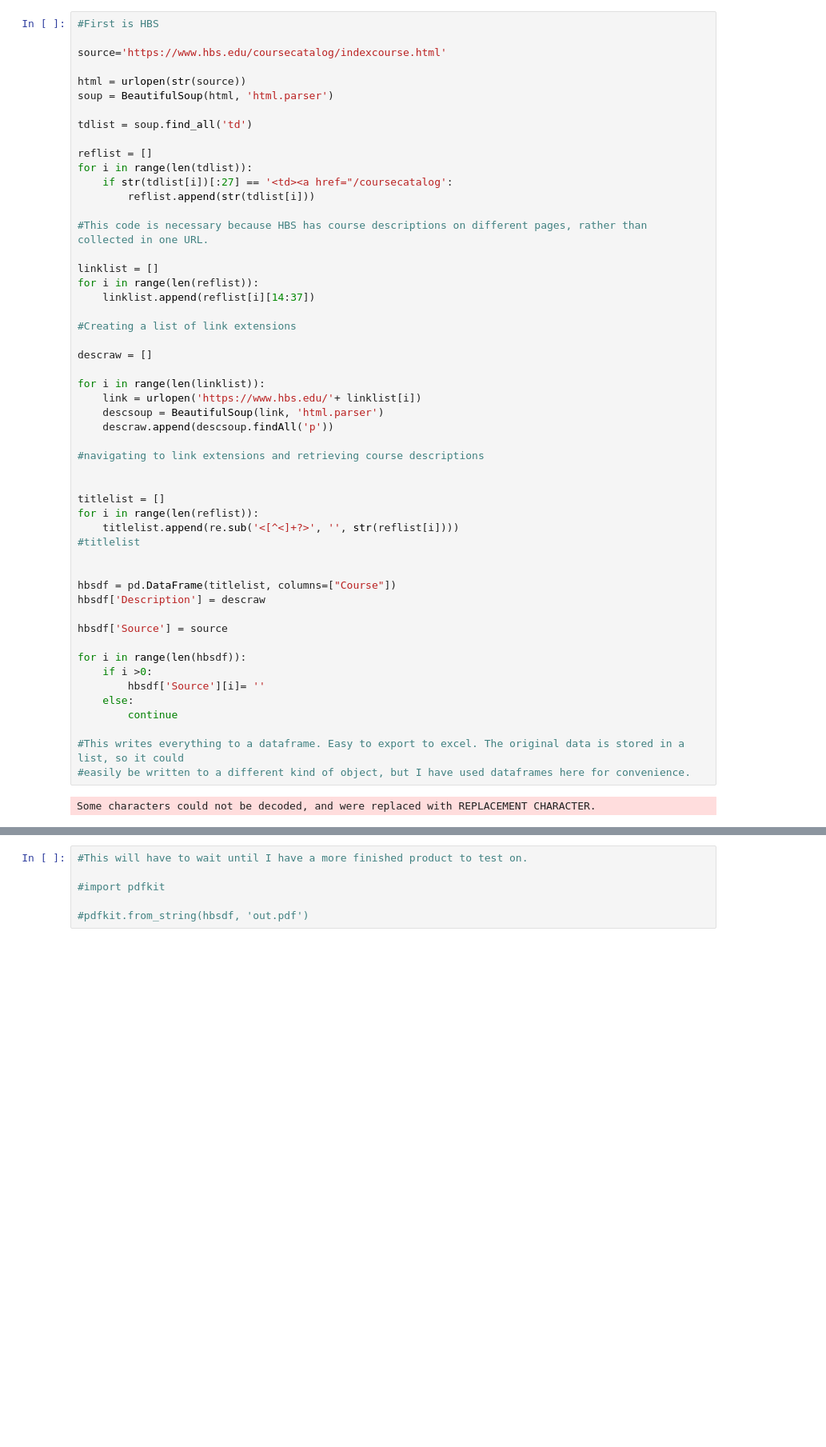
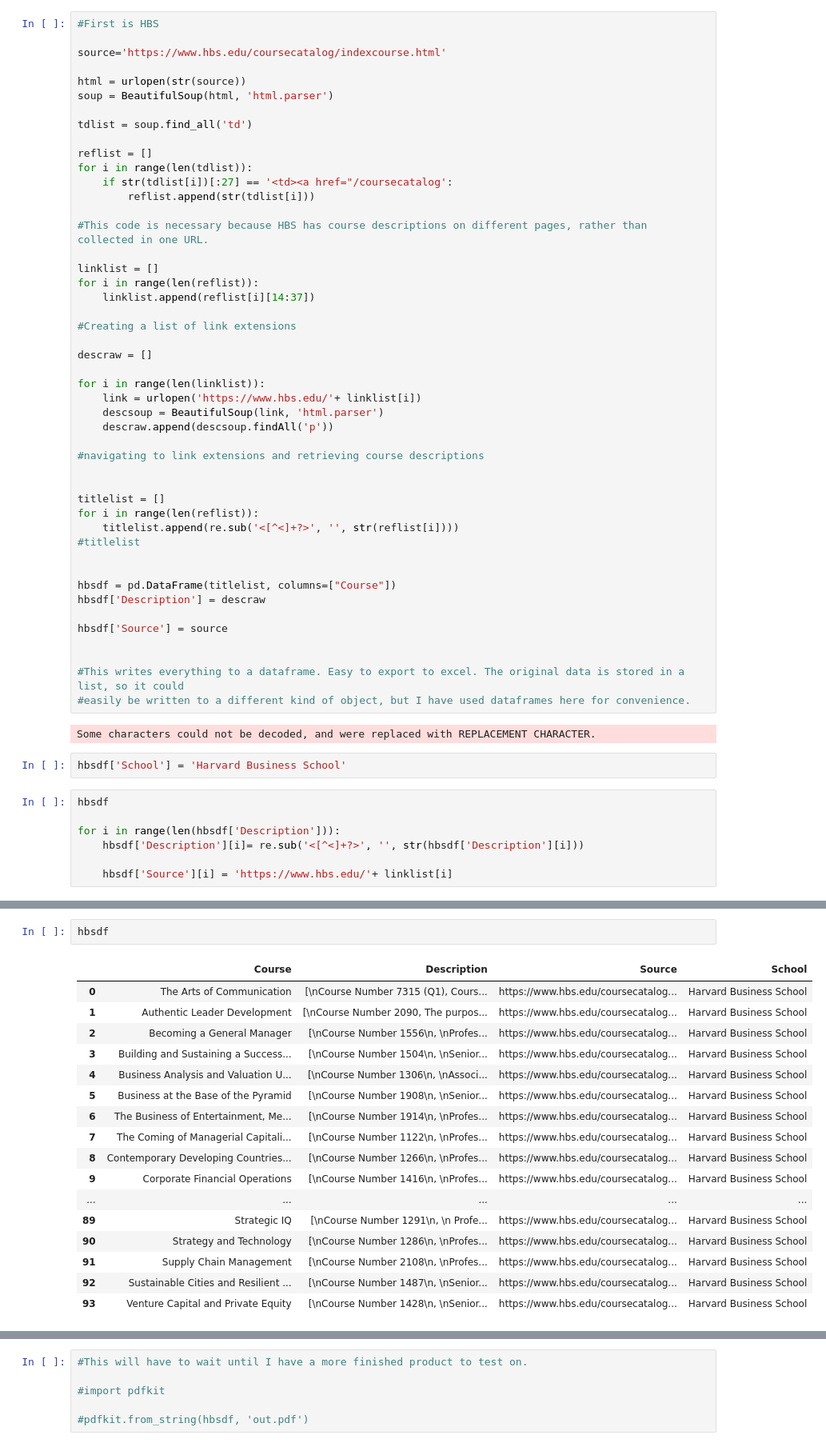
Before and after one commit to cbt8/data_retrieve, a Jupyter notebook: collected_full_data_retrieve.ipynb, the cells around one changed output, grey strips where cells are left out. Shown at 80% size. Drawn from its saved outputs; the diff is of its cells as text; blank space fills up the shorter version.

```diff
--- a/collected_full_data_retrieve.ipynb
+++ b/collected_full_data_retrieve.ipynb
@@ -47,13 +54,17 @@ hbsdf['Description'] = descraw
 
 hbsdf['Source'] = source
 
-for i in range(len(hbsdf)):
-    if i >0:
-        hbsdf['Source'][i]= ''
-    else:
-        continue
 
 #This writes everything to a dataframe. Easy to export to excel. The original data is stored in a list, so it could
 #easily be written to a different kind of object, but I have used dataframes here for convenience.
 # %% [output]
 Some characters could not be decoded, and were replaced with REPLACEMENT CHARACTER.
+# %%
+hbsdf['School'] = 'Harvard Business School'
+# %%
+hbsdf
+
+for i in range(len(hbsdf['Description'])):
+    hbsdf['Description'][i]= re.sub('<[^<]+?>', '', str(hbsdf['Description'][i]))
+
+    hbsdf['Source'][i] = 'https://www.hbs.edu/'+ linklist[i]
@@ -59,0 +73,20 @@ Some characters could not be decoded, and were replaced with REPLACEMENT CHARACT
+# %%
+hbsdf
+# %% [output]
+|  | Course | Description | Source | School |
+| 0 | The Arts of Communication | [\nCourse Number 7315 (Q1), Cours... | https://www.hbs.edu/coursecatalog... | Harvard Business School |
+| 1 | Authentic Leader Development | [\nCourse Number 2090, The purpos... | https://www.hbs.edu/coursecatalog... | Harvard Business School |
+| 2 | Becoming a General Manager | [\nCourse Number 1556\n, \nProfes... | https://www.hbs.edu/coursecatalog... | Harvard Business School |
+| 3 | Building and Sustaining a Success... | [\nCourse Number 1504\n, \nSenior... | https://www.hbs.edu/coursecatalog... | Harvard Business School |
+| 4 | Business Analysis and Valuation U... | [\nCourse Number 1306\n, \nAssoci... | https://www.hbs.edu/coursecatalog... | Harvard Business School |
+| 5 | Business at the Base of the Pyramid | [\nCourse Number 1908\n, \nSenior... | https://www.hbs.edu/coursecatalog... | Harvard Business School |
+| 6 | The Business of Entertainment, Me... | [\nCourse Number 1914\n, \nProfes... | https://www.hbs.edu/coursecatalog... | Harvard Business School |
+| 7 | The Coming of Managerial Capitali... | [\nCourse Number 1122\n, \nProfes... | https://www.hbs.edu/coursecatalog... | Harvard Business School |
+| 8 | Contemporary Developing Countries... | [\nCourse Number 1266\n, \nProfes... | https://www.hbs.edu/coursecatalog... | Harvard Business School |
+| 9 | Corporate Financial Operations | [\nCourse Number 1416\n, \nProfes... | https://www.hbs.edu/coursecatalog... | Harvard Business School |
+| ... | ... | ... | ... | ... |
+| 89 | Strategic IQ | [\nCourse Number 1291\n, \n Profe... | https://www.hbs.edu/coursecatalog... | Harvard Business School |
+| 90 | Strategy and Technology | [\nCourse Number 1286\n, \nProfes... | https://www.hbs.edu/coursecatalog... | Harvard Business School |
+| 91 | Supply Chain Management | [\nCourse Number 2108\n, \nProfes... | https://www.hbs.edu/coursecatalog... | Harvard Business School |
+| 92 | Sustainable Cities and Resilient ... | [\nCourse Number 1487\n, \nSenior... | https://www.hbs.edu/coursecatalog... | Harvard Business School |
+| 93 | Venture Capital and Private Equity | [\nCourse Number 1428\n, \nSenior... | https://www.hbs.edu/coursecatalog... | Harvard Business School |
```
Also changed, not shown: parts of 21 cells of this notebook.
